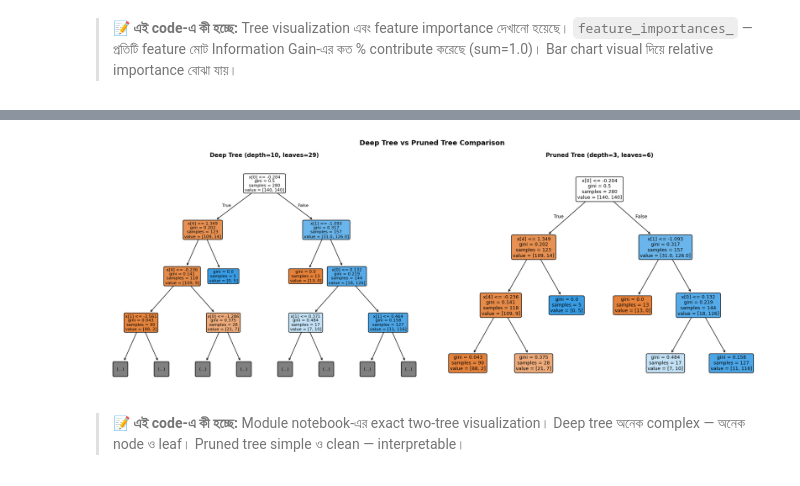
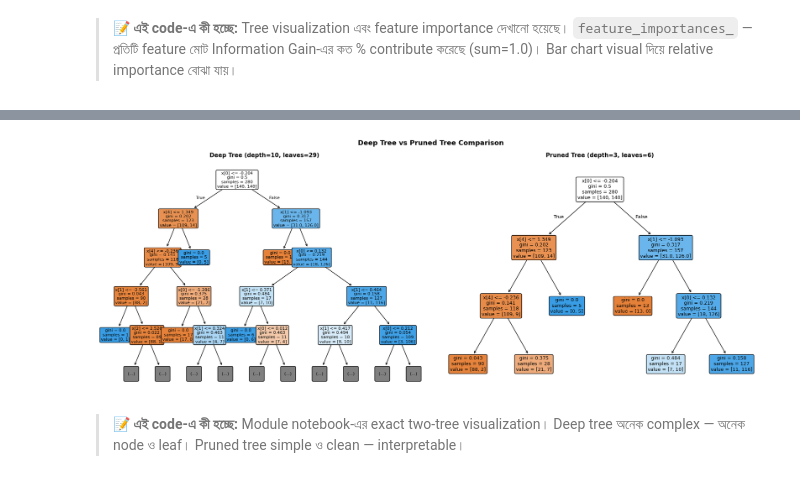
Before and after one commit to MZahidKamal/AI_ML_Expert_with_Phitron_Batch_01, a Jupyter notebook: 02. Machine Learning/Week 02 - Getting Started with Machine Learning/Module 11 - Decision Trees/07. Module Note.ipynb, the cells around one changed output, grey strips where cells are left out. Saved outputs shown, nothing was run; the diff lists cells and outputs as text; code cells hidden in the pictures.

```diff
--- a/02. Machine Learning/Week 02 - Getting Started with Machine Learning/Module 11 - Decision Trees/07. Module Note.ipynb
+++ b/02. Machine Learning/Week 02 - Getting Started with Machine Learning/Module 11 - Decision Trees/07. Module Note.ipynb
@@ -988,25 +1064,51 @@ Pruned tree has smaller gap -> Better GENERALIZATION
 # %%
 # Now we visualize both trees side by side (module notebook exact code)
 
 figure, axes_array = plt.subplots(1, 2, figsize=(18, 7))
+# Explanation: We are creating a side-by-side layout for two plots using 'plt.subplots(1, 2)'. This allows us to compare the visual complexity of both trees in a single view with a wide 'figsize' of 18x7 inches.
+# বাংলা ব্যাখ্যা: আমরা 'plt.subplots(1, 2)' ব্যবহার করে পাশাপাশি দুটি প্লট করার জায়গা তৈরি করছি। এটি আমাদের একই সাথে দুটি গাছের ভিজ্যুয়াল জটিলতা তুলনা করতে সাহায্য করবে এবং 'figsize' দিয়ে আমরা নিশ্চিত করছি যেন চার্টটি ১৮x৭ ইঞ্চি চওড়া হয়।
+
 
 # Deep tree (showing only top levels for readability)
-plot_tree(deep_tree, filled=True, rounded=True,
-          max_depth=3, ax=axes_array[0], fontsize=8)
-axes_array[0].set_title(f"Deep Tree (depth={deep_tree.get_depth()}, leaves={deep_tree.get_n_leaves()})",
-                         fontsize=11, fontweight="bold")
+plot_tree(
+    deep_tree,
+    filled=True,
+    rounded=True,
+    max_depth=4,
+    ax=axes_array[0],
+    fontsize=8
+)
+axes_array[0].set_title(
+    f"Deep Tree (depth={deep_tree.get_depth()}, leaves={deep_tree.get_n_leaves()})",
+    fontsize=11, fontweight="bold"
+)
+# Explanation: We are plotting the 'deep_tree' on the first subplot ('axes_array[0]'). Even though this tree is very deep (depth=10), we use 'max_depth=4' inside 'plot_tree' just for the visual, so it doesn't look too cluttered, and we set a title showing its actual total depth and leaf count.
+# বাংলা ব্যাখ্যা: আমরা প্রথম সাবপ্লটে ('axes_array[0]') 'deep_tree' টি আঁকছি। যদিও এই গাছটি অনেক গভীর (গভীরতা ১০), আমরা 'plot_tree'-এর ভেতরে 'max_depth=4' ব্যবহার করছি শুধুমাত্র দেখার সুবিধার জন্য যাতে হিজিবিজি না লাগে। তবে টাইটেলে আমরা এর আসল মোট গভীরতা এবং পাতার সংখ্যা লিখে দিচ্ছি।
+
 
 # Pruned tree
-plot_tree(pruned_tree, filled=True, rounded=True,
-          ax=axes_array[1], fontsize=9)
-axes_array[1].set_title(f"Pruned Tree (depth={pruned_tree.get_depth()}, leaves={pruned_tree.get_n_leaves()})",
-                         fontsize=11, fontweight="bold")
+plot_tree(
+    pruned_tree,
+    filled=True,
+    rounded=True,
+    ax=axes_array[1],
+    fontsize=9
+)
+axes_array[1].set_title(
+    f"Pruned Tree (depth={pruned_tree.get_depth()}, leaves={pruned_tree.get_n_leaves()})",
+    fontsize=11, fontweight="bold"
+)
+# Explanation: We plot the 'pruned_tree' on the second subplot ('axes_array[1]'). Since this tree is already small (depth=3), we show it fully. This makes it easy to see how much simpler the pruned model is compared to the deep one.
+# বাংলা ব্যাখ্যা: আমরা দ্বিতীয় সাবপ্লটে ('axes_array[1]') 'pruned_tree' টি আঁকছি। যেহেতু এই গাছটি আগে থেকেই ছোট (গভীরতা ৩), তাই আমরা এটি পুরোপুরি দেখাচ্ছি। এতে বোঝা যায় যে ডিপ মডেলের তুলনায় প্রুনিং করা মডেলটি কতটা সহজ ও ছোট।
+
 
 plt.suptitle("Deep Tree vs Pruned Tree Comparison", fontsize=13, fontweight="bold")
 plt.tight_layout()
 plt.show()
+# Explanation: We add a main overall title using 'suptitle' and use 'plt.tight_layout()' to ensure the labels and plots don't overlap. Finally, 'plt.show()' renders the complete visualization.
+# বাংলা ব্যাখ্যা: আমরা 'suptitle' দিয়ে পুরো ছবির জন্য একটি মূল শিরোনাম যোগ করছি এবং 'plt.tight_layout()' ব্যবহার করছি যাতে কলাম বা লেখাগুলো একটার ওপর আরেকটা চড়ে না যায়। সবশেষে 'plt.show()' দিয়ে আমরা ভিজ্যুয়ালাইজেশনটি দেখাচ্ছি।
 # %% [output]
-[figure, old version]
+[figure, new version]
 # %% [markdown]
 > 📝 **এই code-এ কী হচ্ছে:** Module notebook-এর exact two-tree visualization। Deep tree অনেক complex — অনেক node ও leaf। Pruned tree simple ও clean — interpretable।
 # %% [markdown]
```
Also changed, not shown: parts of 15 cells of this notebook.
